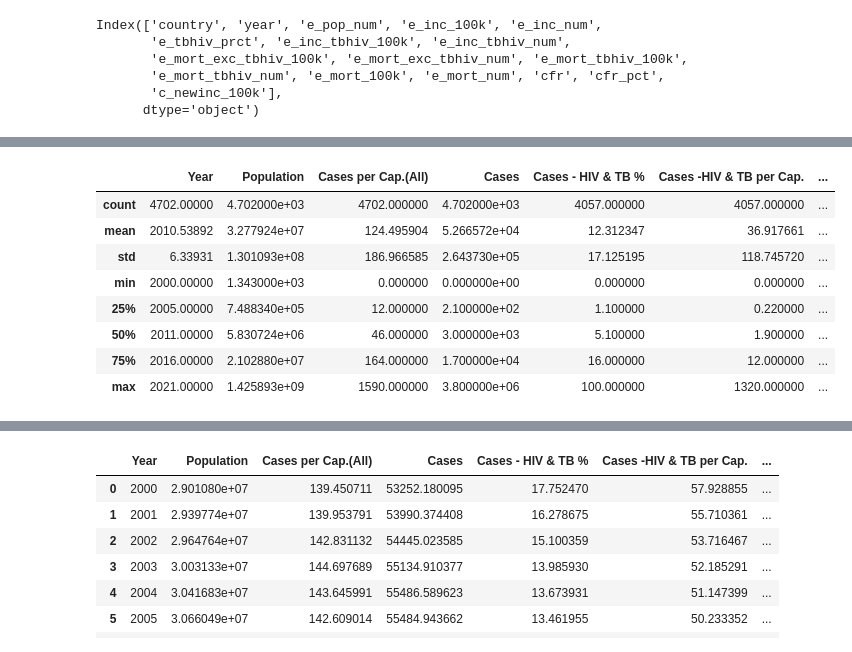
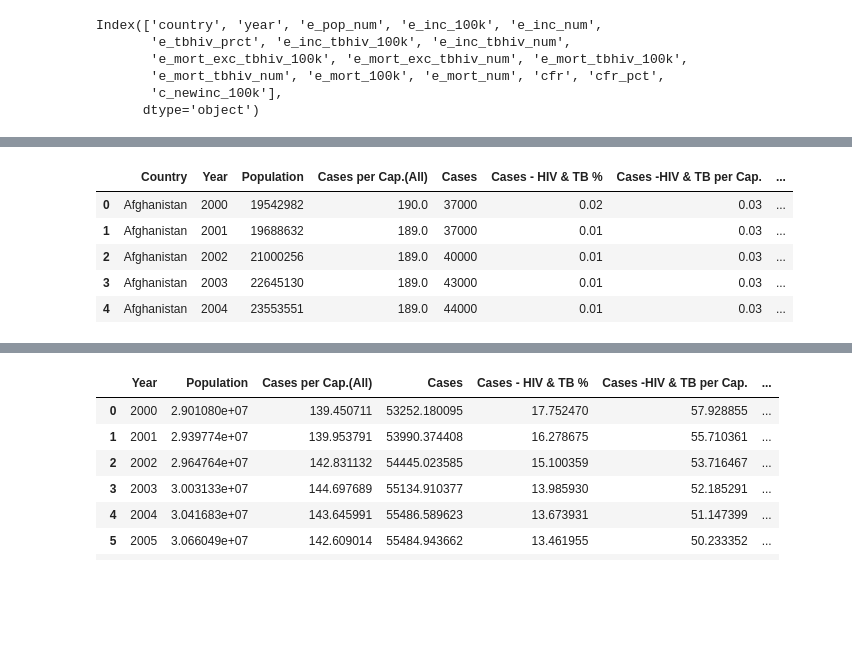
Before and after one commit to SamSchultz-bit/TB-Project, a Jupyter notebook: working_TB.ipynb, the cells around one changed output, grey strips where cells are left out. Drawn from its saved outputs; the diff is of its cells as text; code cells hidden in the pictures; blank space fills up the shorter version.

```diff
--- a/working_TB.ipynb
+++ b/working_TB.ipynb
@@ -82,15 +98,12 @@ hdi_df.rename(columns={'Country_Name':'Country'}, inplace=True)
 # %%
 # handle nas
 tb_rates_df["Case Fatality Ratio"].fillna(0, inplace = True)
 tb_rates_df["Case Fatality Ratio %"].fillna(0, inplace = True)
-tb_rates_df.describe()
+tb_rates_df.head()
 # %% [output]
-|  | Year | Population | Cases per Cap.(All) | Cases | Cases - HIV & TB % | Cases -HIV & TB per Cap. | ... |
-| count | 4702.00000 | 4.702000e+03 | 4702.000000 | 4.702000e+03 | 4057.000000 | 4057.000000 | ... |
-| mean | 2010.53892 | 3.277924e+07 | 124.495904 | 5.266572e+04 | 12.312347 | 36.917661 | ... |
-| std | 6.33931 | 1.301093e+08 | 186.966585 | 2.643730e+05 | 17.125195 | 118.745720 | ... |
-| min | 2000.00000 | 1.343000e+03 | 0.000000 | 0.000000e+00 | 0.000000 | 0.000000 | ... |
-| 25% | 2005.00000 | 7.488340e+05 | 12.000000 | 2.100000e+02 | 1.100000 | 0.220000 | ... |
-| 50% | 2011.00000 | 5.830724e+06 | 46.000000 | 3.000000e+03 | 5.100000 | 1.900000 | ... |
-| 75% | 2016.00000 | 2.102880e+07 | 164.000000 | 1.700000e+04 | 16.000000 | 12.000000 | ... |
-| max | 2021.00000 | 1.425893e+09 | 1590.000000 | 3.800000e+06 | 100.000000 | 1320.000000 | ... |
+|  | Country | Year | Population | Cases per Cap.(All) | Cases | Cases - HIV & TB % | Cases -HIV & TB per Cap. | ... |
+| 0 | Afghanistan | 2000 | 19542982 | 190.0 | 37000 | 0.02 | 0.03 | ... |
+| 1 | Afghanistan | 2001 | 19688632 | 189.0 | 37000 | 0.01 | 0.03 | ... |
+| 2 | Afghanistan | 2002 | 21000256 | 189.0 | 40000 | 0.01 | 0.03 | ... |
+| 3 | Afghanistan | 2003 | 22645130 | 189.0 | 43000 | 0.01 | 0.03 | ... |
+| 4 | Afghanistan | 2004 | 23553551 | 189.0 | 44000 | 0.01 | 0.03 | ... |
```
Also changed, not shown: parts of 7 cells of this notebook.
